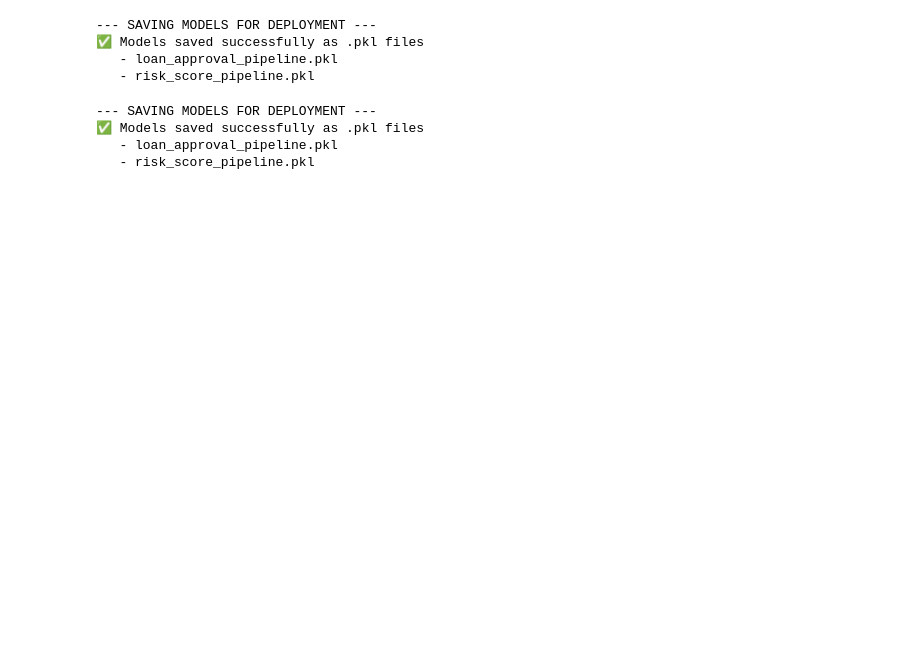
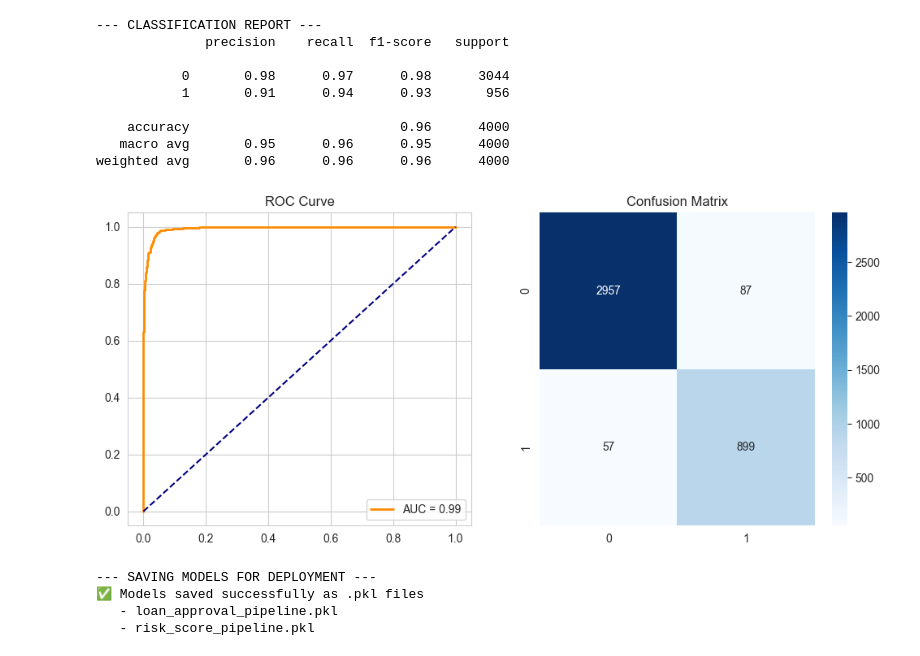
Before and after one commit to AnujanN/Financial-Risk-Modeling, a Jupyter notebook: Loan analysis.ipynb, the cells around one changed output. Drawn from its saved outputs; the diff is of its cells as text; code cells hidden in the pictures; blank space fills up the shorter version.

```diff
--- a/Loan analysis.ipynb
+++ b/Loan analysis.ipynb
@@ -297,20 +249,40 @@ plt.show()
 # %%
-print("--- SAVING MODELS FOR DEPLOYMENT ---")
+# Predict
+y_pred = best_model.predict(X_test)
+y_prob = best_model.predict_proba(X_test)[:, 1]
 
-# Save the Classification Pipeline
-joblib.dump(best_clf_model, 'loan_approval_pipeline.pkl')
+# 1. Classification Report
+print("--- CLASSIFICATION REPORT ---")
+print(classification_report(y_test, y_pred))
 
-# Save the Regression Pipeline
-joblib.dump(reg_pipeline, 'risk_score_pipeline.pkl')
+# 2. ROC Curve & Confusion Matrix Plots
+plt.figure(figsize=(12, 5))
 
-print("✅ Models saved successfully as .pkl files")
-print("   - loan_approval_pipeline.pkl")
-print("   - risk_score_pipeline.pkl")
+# ROC Curve
+fpr, tpr, _ = roc_curve(y_test, y_prob)
+plt.subplot(1, 2, 1)
+plt.plot(fpr, tpr, color='darkorange', lw=2, label=f'AUC = {roc_auc_score(y_test, y_prob):.2f}')
+plt.plot([0, 1], [0, 1], color='navy', linestyle='--')
+plt.title('ROC Curve')
+plt.legend()
+
+# Confusion Matrix
+plt.subplot(1, 2, 2)
+cm = confusion_matrix(y_test, y_pred)
+sns.heatmap(cm, annot=True, fmt='d', cmap='Blues')
+plt.title('Confusion Matrix')
+plt.show()
 # %% [output]
---- SAVING MODELS FOR DEPLOYMENT ---
-✅ Models saved successfully as .pkl files
-   - loan_approval_pipeline.pkl
-   - risk_score_pipeline.pkl
+--- CLASSIFICATION REPORT ---
+              precision    recall  f1-score   support
+
+           0       0.98      0.97      0.98      3044
+           1       0.91      0.94      0.93       956
+
+    accuracy                           0.96      4000
+   macro avg       0.95      0.96      0.95      4000
+weighted avg       0.96      0.96      0.96      4000
+[figure, added]
 # %%
 print("--- SAVING MODELS FOR DEPLOYMENT ---")
 
```
Also changed, not shown: parts of 11 cells of this notebook.
